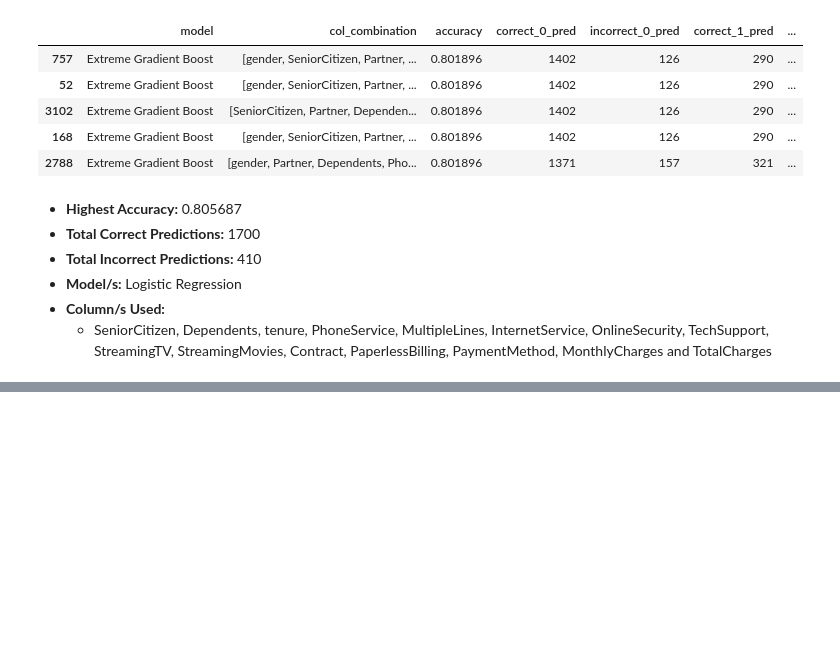
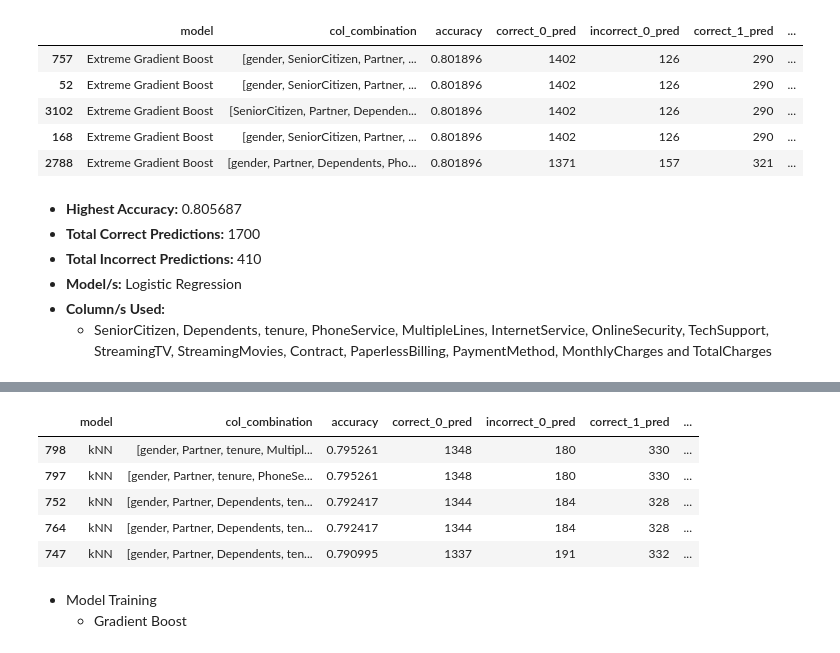
Before and after one commit to HarshTanwar001/Churn-Analysis, a Jupyter notebook: Churn_Analysis.ipynb, the cells around one changed output, grey strips where cells are left out. Saved outputs shown, nothing was run; the diff lists cells and outputs as text; code cells hidden in the pictures; blank space fills up the shorter version.

```diff
--- a/Churn_Analysis.ipynb
+++ b/Churn_Analysis.ipynb
@@ -2461,0 +2507,12 @@ data_15_comb.sort_values(by='accuracy', ascending=False).head()
+# %%
+data_16_comb.sort_values(by='accuracy', ascending=False).head()
+# %% [output]
+|  | model | col_combination | accuracy | correct_0_pred | incorrect_0_pred | correct_1_pred | ... |
+| 798 | kNN | [gender, Partner, tenure, Multipl... | 0.795261 | 1348 | 180 | 330 | ... |
+| 797 | kNN | [gender, Partner, tenure, PhoneSe... | 0.795261 | 1348 | 180 | 330 | ... |
+| 752 | kNN | [gender, Partner, Dependents, ten... | 0.792417 | 1344 | 184 | 328 | ... |
+| 764 | kNN | [gender, Partner, Dependents, ten... | 0.792417 | 1344 | 184 | 328 | ... |
+| 747 | kNN | [gender, Partner, Dependents, ten... | 0.790995 | 1337 | 191 | 332 | ... |
+# %% [markdown]
+- Model Training
+    - Gradient Boost
```
Also changed, not shown: parts of 30 cells of this notebook.
